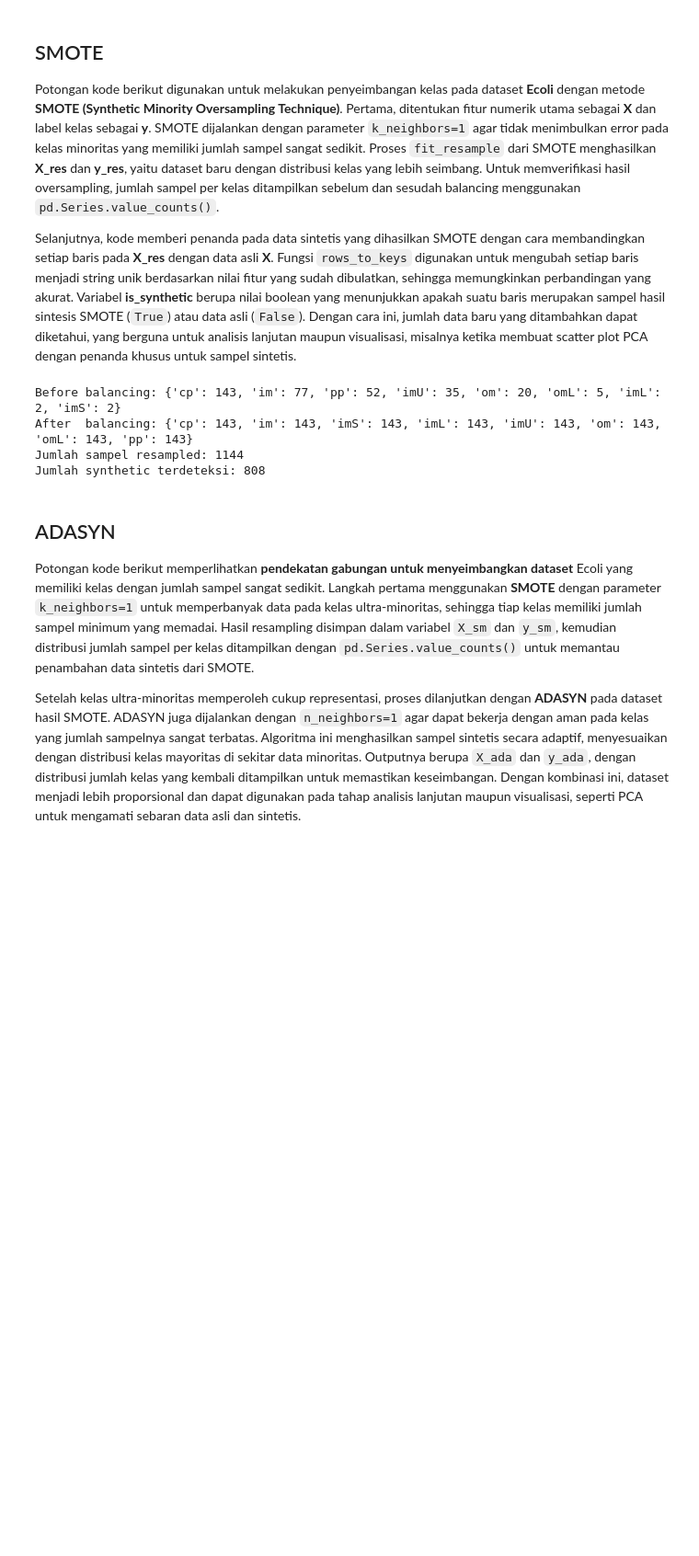
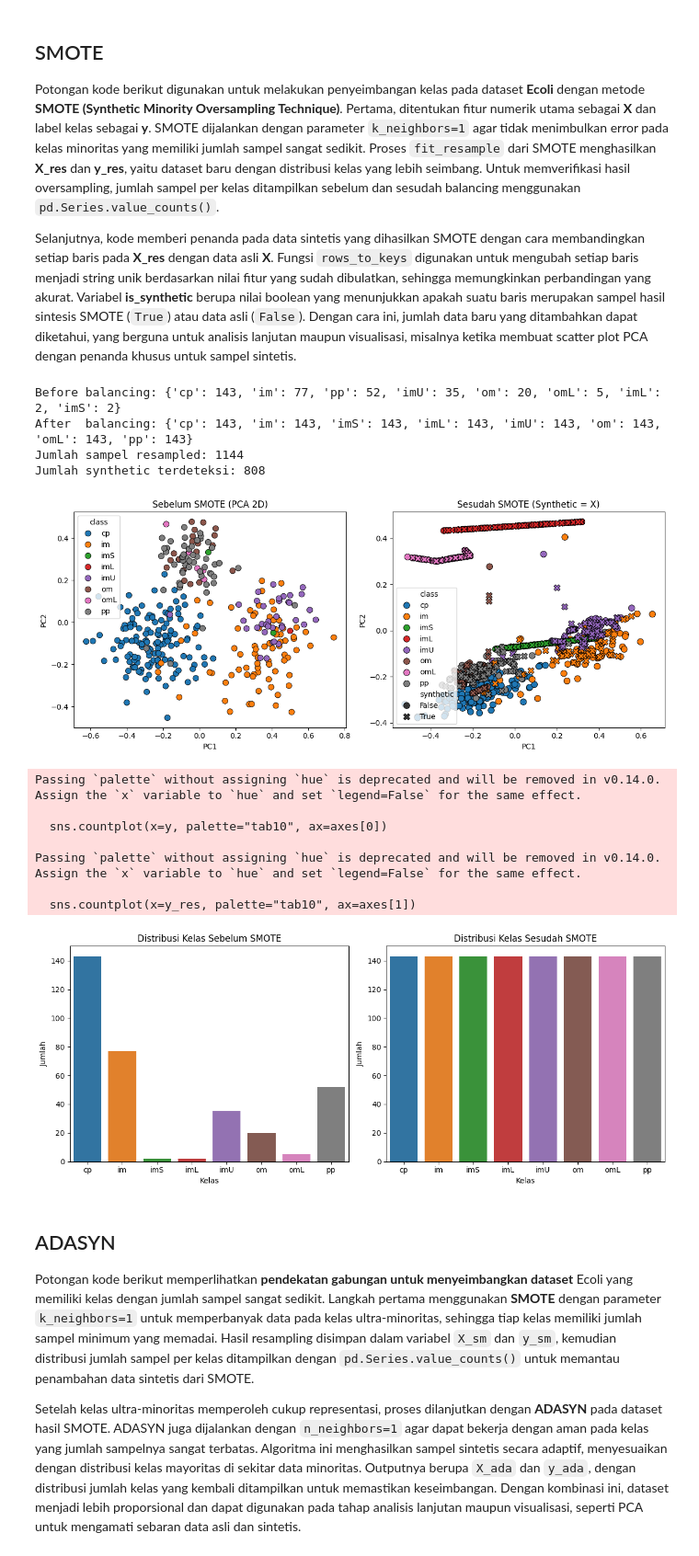
Before and after one commit to NurilAnjarRoyani/PSD, a Jupyter notebook: _sources/Penyeimbangan_Dataset.ipynb, the cells around one changed output. Shown at 92% size. Cells and saved outputs as stored; diff of their text form; code cells hidden in the pictures; blank space fills up the shorter version.

```diff
--- a/_sources/Penyeimbangan_Dataset.ipynb
+++ b/_sources/Penyeimbangan_Dataset.ipynb
@@ -119,37 +165,96 @@ Potongan kode berikut digunakan untuk melakukan penyeimbangan kelas pada dataset
 
 Selanjutnya, kode memberi penanda pada data sintetis yang dihasilkan SMOTE dengan cara membandingkan setiap baris pada **X\_res** dengan data asli **X**. Fungsi `rows_to_keys` digunakan untuk mengubah setiap baris menjadi string unik berdasarkan nilai fitur yang sudah dibulatkan, sehingga memungkinkan perbandingan yang akurat. Variabel **is\_synthetic** berupa nilai boolean yang menunjukkan apakah suatu baris merupakan sampel hasil sintesis SMOTE (`True`) atau data asli (`False`). Dengan cara ini, jumlah data baru yang ditambahkan dapat diketahui, yang berguna untuk analisis lanjutan maupun visualisasi, misalnya ketika membuat scatter plot PCA dengan penanda khusus untuk sampel sintetis.
 # %%
-
+import matplotlib.pyplot as plt
+import seaborn as sns
+import numpy as np
+import pandas as pd
+from sklearn.decomposition import PCA
 from imblearn.over_sampling import SMOTE
 
 features = ["mcg", "gvh", "lip", "chg", "aac", "alm1", "alm2"]
 X = df[features].values
 y = df["class"].values
 
 smote = SMOTE(random_state=42, k_neighbors=1)
 X_res, y_res = smote.fit_resample(X, y)
 
 print("Before balancing:", pd.Series(y).value_counts().to_dict())
 print("After  balancing:", pd.Series(y_res).value_counts().to_dict())
 
-# tandai synthetic samples
 def rows_to_keys(arr):
     arr_rounded = np.round(arr.astype(float), 8)
     keys = ["|".join(map(str, row)) for row in arr_rounded]
     return np.array(keys)
 
 orig_keys = rows_to_keys(X)
 res_keys  = rows_to_keys(X_res)
 orig_key_set = set(orig_keys.tolist())
 is_synthetic = np.array([k not in orig_key_set for k in res_keys])
 
 print("Jumlah sampel resampled:", len(X_res))
 print("Jumlah synthetic terdeteksi:", is_synthetic.sum())
+
+pca = PCA(n_components=2, random_state=42)
+
+X_pca_before = pca.fit_transform(X)
+X_pca_after  = pca.fit_transform(X_res)
+
+df_before = pd.DataFrame({
+    "PC1": X_pca_before[:,0],
+    "PC2": X_pca_before[:,1],
+    "class": y
+})
+
+df_after = pd.DataFrame({
+    "PC1": X_pca_after[:,0],
+    "PC2": X_pca_after[:,1],
+    "class": y_res,
+    "synthetic": is_synthetic
+})
+
+plt.figure(figsize=(12,5))
+
+plt.subplot(1,2,1)
+sns.scatterplot(data=df_before, x="PC1", y="PC2", hue="class", palette="tab10", s=60, edgecolor="k")
+plt.title("Sebelum SMOTE (PCA 2D)")
+
+plt.subplot(1,2,2)
+sns.scatterplot(data=df_after, x="PC1", y="PC2", hue="class", style="synthetic",
+                palette="tab10", markers={False:"o", True:"X"}, s=70, edgecolor="k")
+plt.title("Sesudah SMOTE (Synthetic = X)")
+
+plt.tight_layout()
+plt.show()
+
+fig, axes = plt.subplots(1,2, figsize=(12,5))
+
+sns.countplot(x=y, palette="tab10", ax=axes[0])
+axes[0].set_title("Distribusi Kelas Sebelum SMOTE")
+axes[0].set_xlabel("Kelas")
+axes[0].set_ylabel("Jumlah")
+
+sns.countplot(x=y_res, palette="tab10", ax=axes[1])
+axes[1].set_title("Distribusi Kelas Sesudah SMOTE")
+axes[1].set_xlabel("Kelas")
+axes[1].set_ylabel("Jumlah")
+
+plt.tight_layout()
+plt.show()
 # %% [output]
 Before balancing: {'cp': 143, 'im': 77, 'pp': 52, 'imU': 35, 'om': 20, 'omL': 5, 'imL': 2, 'imS': 2}
 After  balancing: {'cp': 143, 'im': 143, 'imS': 143, 'imL': 143, 'imU': 143, 'om': 143, 'omL': 143, 'pp': 143}
 Jumlah sampel resampled: 1144
 Jumlah synthetic terdeteksi: 808
+[figure, added]
+Passing `palette` without assigning `hue` is deprecated and will be removed in v0.14.0. Assign the `x` variable to `hue` and set `legend=False` for the same effect.
+
+  sns.countplot(x=y, palette="tab10", ax=axes[0])
+
+Passing `palette` without assigning `hue` is deprecated and will be removed in v0.14.0. Assign the `x` variable to `hue` and set `legend=False` for the same effect.
+
+  sns.countplot(x=y_res, palette="tab10", ax=axes[1])
+[figure, added]
 # %% [markdown]
 ## ADASYN
 Potongan kode berikut memperlihatkan **pendekatan gabungan untuk menyeimbangkan dataset** Ecoli yang memiliki kelas dengan jumlah sampel sangat sedikit. Langkah pertama menggunakan **SMOTE** dengan parameter `k_neighbors=1` untuk memperbanyak data pada kelas ultra-minoritas, sehingga tiap kelas memiliki jumlah sampel minimum yang memadai. Hasil resampling disimpan dalam variabel `X_sm` dan `y_sm`, kemudian distribusi jumlah sampel per kelas ditampilkan dengan `pd.Series.value_counts()` untuk memantau penambahan data sintetis dari SMOTE.
```
Also changed, not shown: parts of 32 cells of this notebook, 13 other files.
